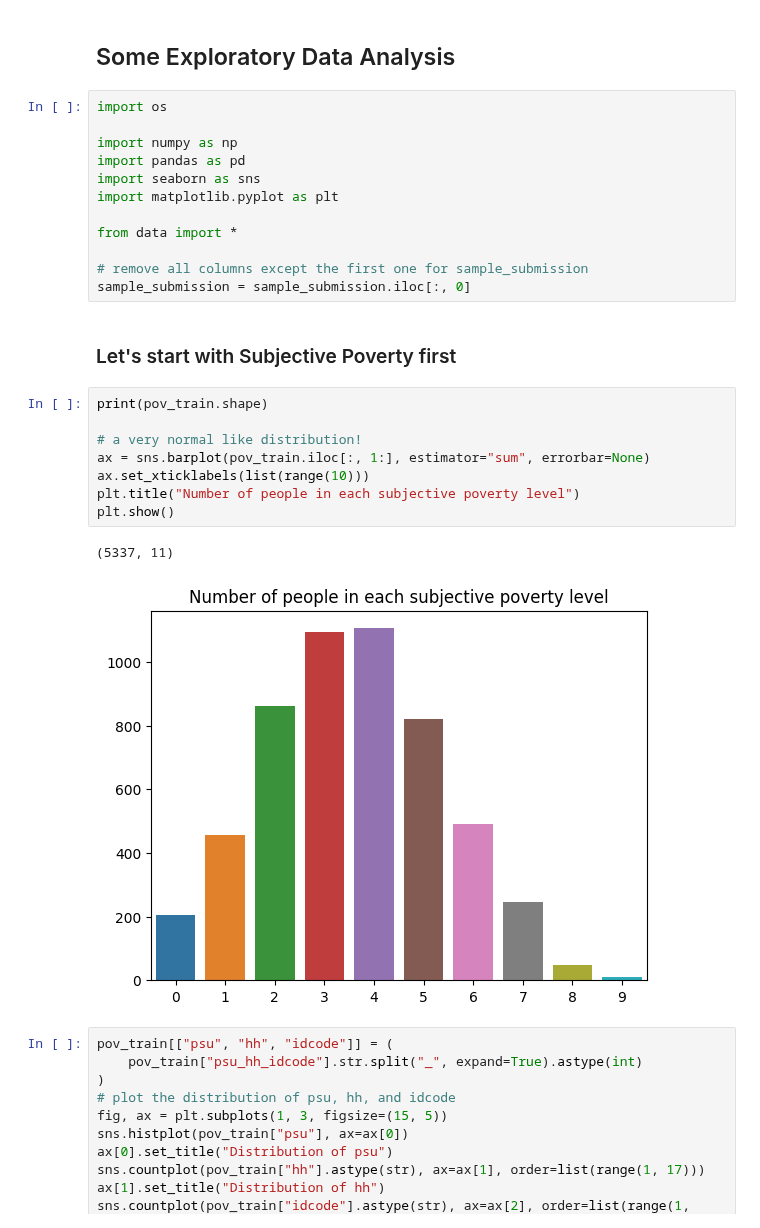
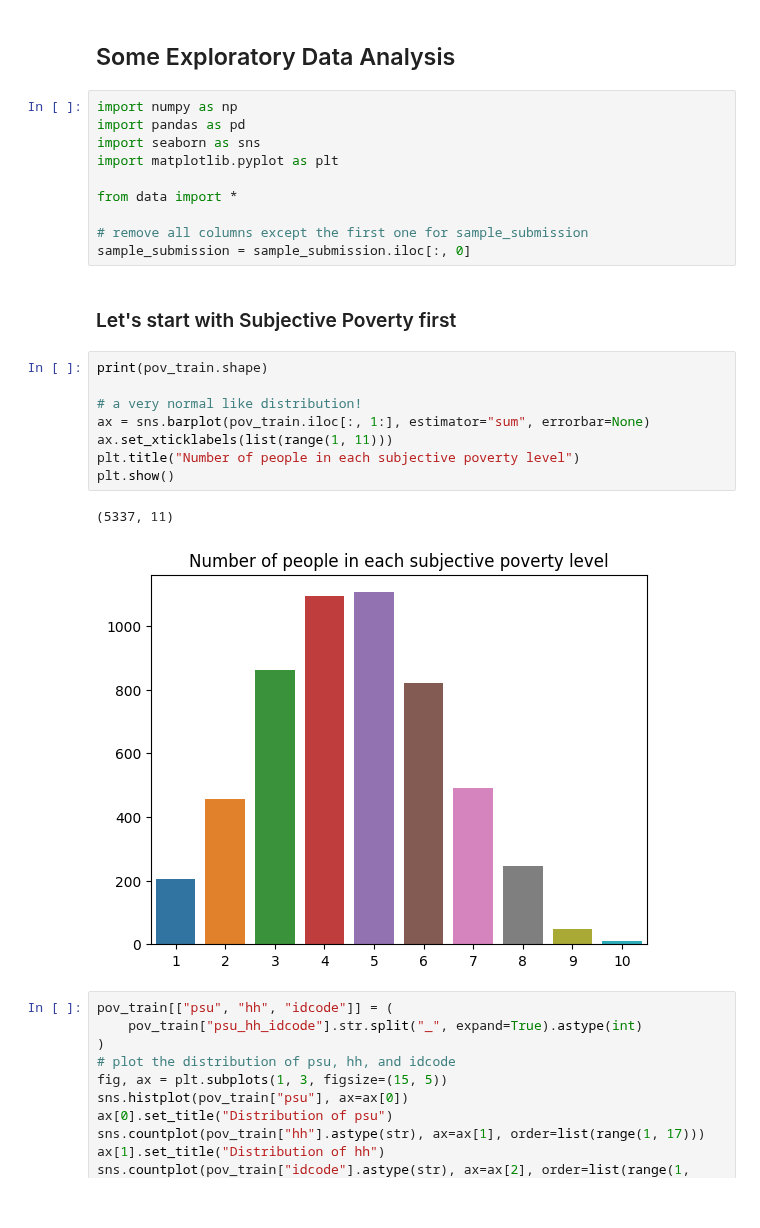
Before and after one commit to BorisLeung/STA841Kaggle, a Jupyter notebook: eda.ipynb, the cells around one changed output. Cells and saved outputs as stored; diff of their text form.

```diff
--- a/eda.ipynb
+++ b/eda.ipynb
@@ -1,8 +1,6 @@
 # %% [markdown]
 ## Some Exploratory Data Analysis
 # %%
-import os
-
 import numpy as np
 import pandas as pd
 import seaborn as sns
@@ -17,14 +15,14 @@ sample_submission = sample_submission.iloc[:, 0]
 # %%
 print(pov_train.shape)
 
 # a very normal like distribution!
 ax = sns.barplot(pov_train.iloc[:, 1:], estimator="sum", errorbar=None)
-ax.set_xticklabels(list(range(10)))
+ax.set_xticklabels(list(range(1, 11)))
 plt.title("Number of people in each subjective poverty level")
 plt.show()
 # %% [output]
 (5337, 11)
-[figure, old version]
+[figure, new version]
 # %%
 pov_train[["psu", "hh", "idcode"]] = (
     pov_train["psu_hh_idcode"].str.split("_", expand=True).astype(int)
```
Also changed, not shown: parts of 8 cells of this notebook.
